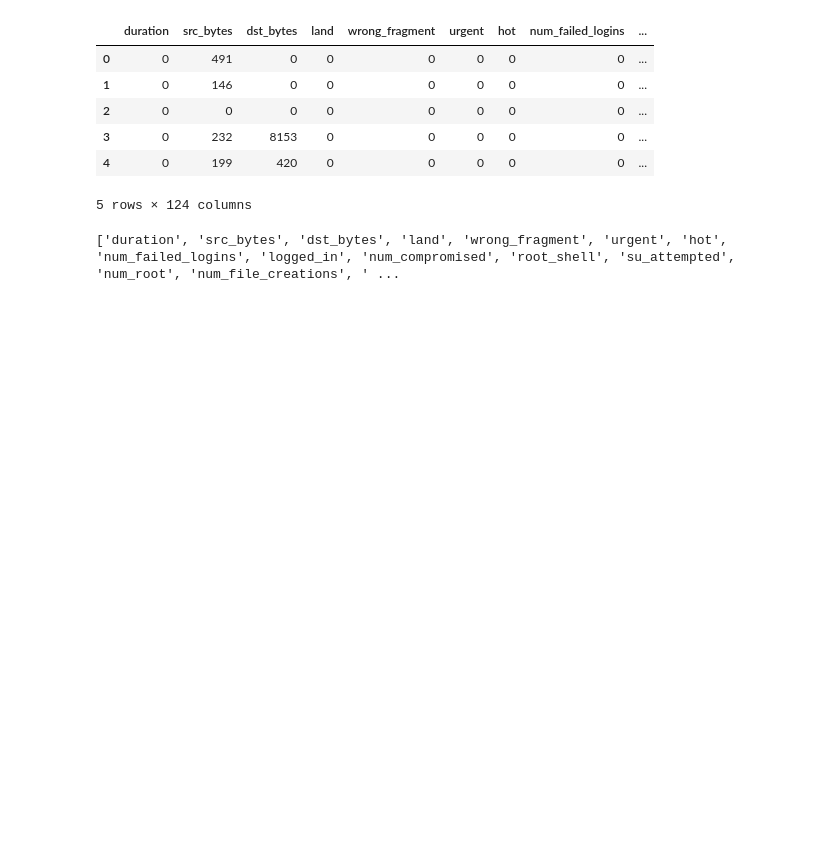
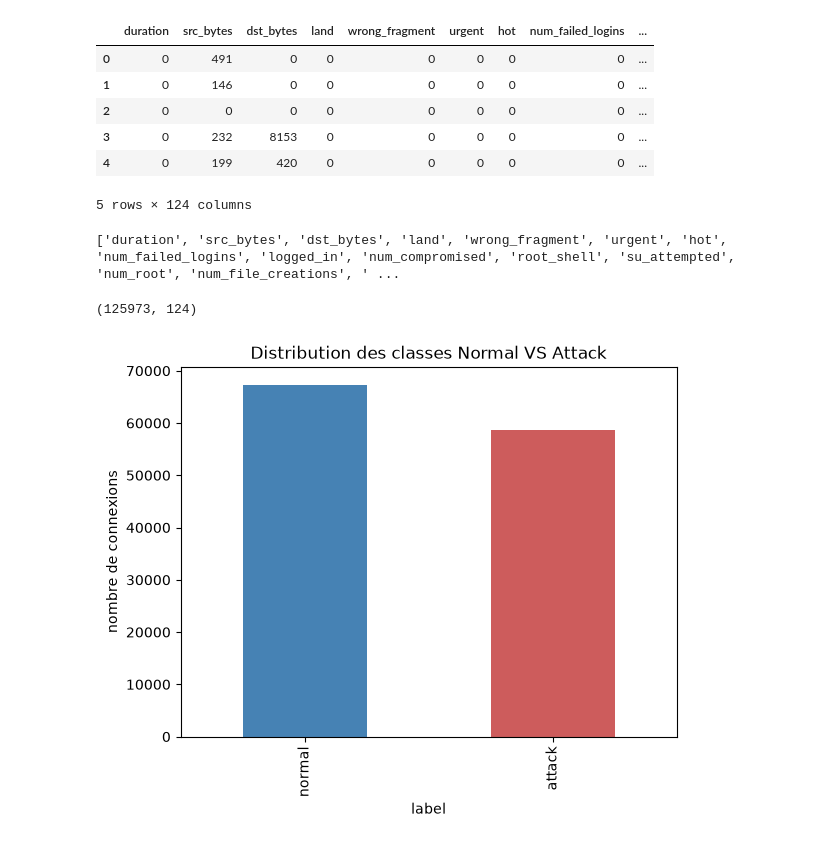
Before and after one commit to melissa221-cloud/network-anomaly-detection, a Jupyter notebook: 01_exploration.ipynb, the cells around one changed output. Cells and saved outputs as stored; diff of their text form; code cells hidden in the pictures; blank space fills up the shorter version.

Commit message:
Add class distribution, correlation analysis, feature scaling, logistic regression and Random Forest baseline

```diff
--- a/01_exploration.ipynb
+++ b/01_exploration.ipynb
@@ -111,3 +112,17 @@ print(df_clean.columns.tolist())
 ['duration', 'src_bytes', 'dst_bytes', 'land', 'wrong_fragment', 'urgent', 'hot', 'num_failed_logins', 'logged_in', 'num_compromised', 'root_shell', 'su_attempted', 'num_root', 'num_file_creations', ' ...
 # %%
 df_clean.to_csv("data_cleaned.csv" , index = False )
+# %%
+print(df_clean.shape)
+# %% [output]
+(125973, 124)
+# %%
+import matplotlib.pyplot as plt
+df['label'].apply(lambda x:'normal' if x == 'normal' else 'attack').value_counts().plot(
+kind = 'bar' , color = ['steelblue','indianred']
+)
+plt.title('Distribution des classes Normal VS Attack')
+plt.ylabel('nombre de connexions')
+plt.show()
+# %% [output]
+[figure, added]
```
Also changed, not shown: parts of 12 cells of this notebook.
